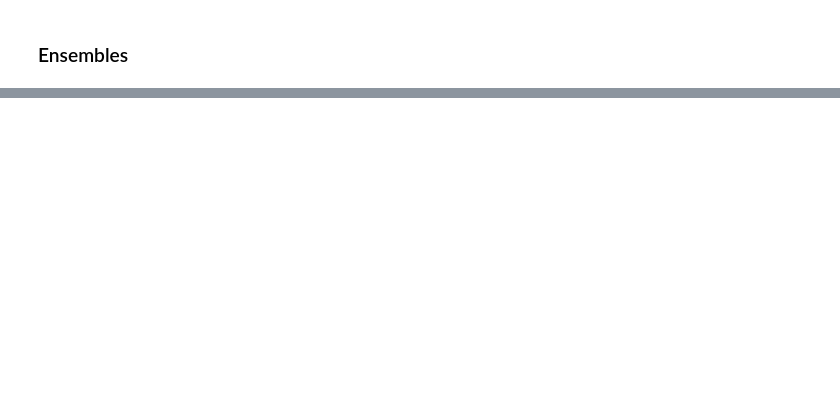
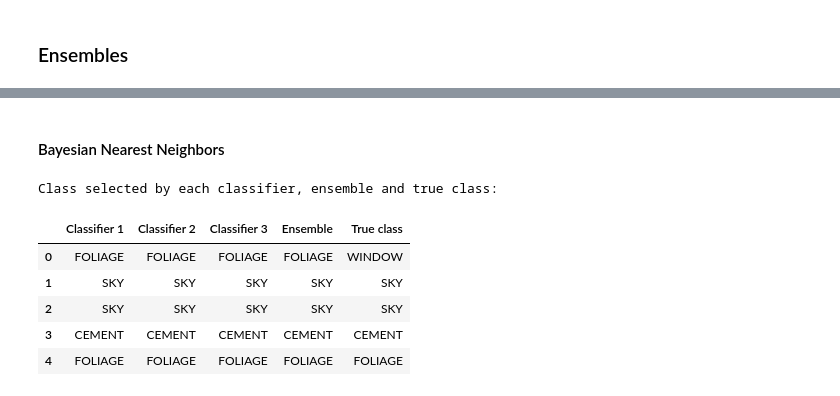
Before and after one commit to MatheusRDG/machine_learning_ufpe_2023, a Jupyter notebook: Q2.ipynb, the cells around one changed output, grey strips where cells are left out. Drawn from its saved outputs; the diff is of its cells as text; code cells hidden in the pictures; blank space fills up the shorter version.

```diff
--- a/Q2.ipynb
+++ b/Q2.ipynb
@@ -654,5 +650,0 @@ Significant difference between models
-# %%
-best_params = {
-    model: max(list(results[model].items()), key=lambda i: i[1][1])[1][0]
-    for model in models
-}
@@ -682,0 +675,37 @@ results_df1
+# %%
+# Split dataset into train, test sets
+
+X_train, X_test, y_train, y_test = train_test_split(D3.iloc[:, :-1], D3.iloc[:, -1], test_size=0.2)
+# %% [markdown]
+#### Bayesian Nearest Neighbors
+# %%
+model_list = [
+    BayesianNearestNeighbors(**best_params["BayesianNearestNeighbors"]),
+    BayesianNearestNeighbors(**best_params["BayesianNearestNeighbors"]),
+    BayesianNearestNeighbors(**best_params["BayesianNearestNeighbors"]),
+]
+
+feature_sets = [
+    [0, 1, 2, 3, 4, 5],                # Classifier 1 trained with shape features
+    [6, 7, 8, 9, 10, 11, 12, 13, 14],  # Classifier 2 trained with color features
+    None,                              # Classifier 3 trained with all features
+]
+# %%
+# Perform ensemble classification
+
+bayesianNN_ensemble = Ensemble(model_list, feature_sets=feature_sets)
+bayesianNN_ensemble.fit(X_train, y_train)
+y_pred, y_majority = bayesianNN_ensemble.predict(X_test)
+# %%
+# Display results for the ensemble
+
+print("Class selected by each classifier, ensemble and true class:")
+display(pd.DataFrame(np.hstack((y_pred, y_majority.reshape(-1, 1), y_test.values.reshape(-1, 1))), columns=["Classifier 1", "Classifier 2", "Classifier 3", "Ensemble", "True class"]).head())
+# %% [output]
+Class selected by each classifier, ensemble and true class:
+|  | Classifier 1 | Classifier 2 | Classifier 3 | Ensemble | True class |
+| 0 | FOLIAGE | FOLIAGE | FOLIAGE | FOLIAGE | WINDOW |
+| 1 | SKY | SKY | SKY | SKY | SKY |
+| 2 | SKY | SKY | SKY | SKY | SKY |
+| 3 | CEMENT | CEMENT | CEMENT | CEMENT | CEMENT |
+| 4 | FOLIAGE | FOLIAGE | FOLIAGE | FOLIAGE | FOLIAGE |
```
Also changed, not shown: parts of 27 cells of this notebook, 1 other file.
